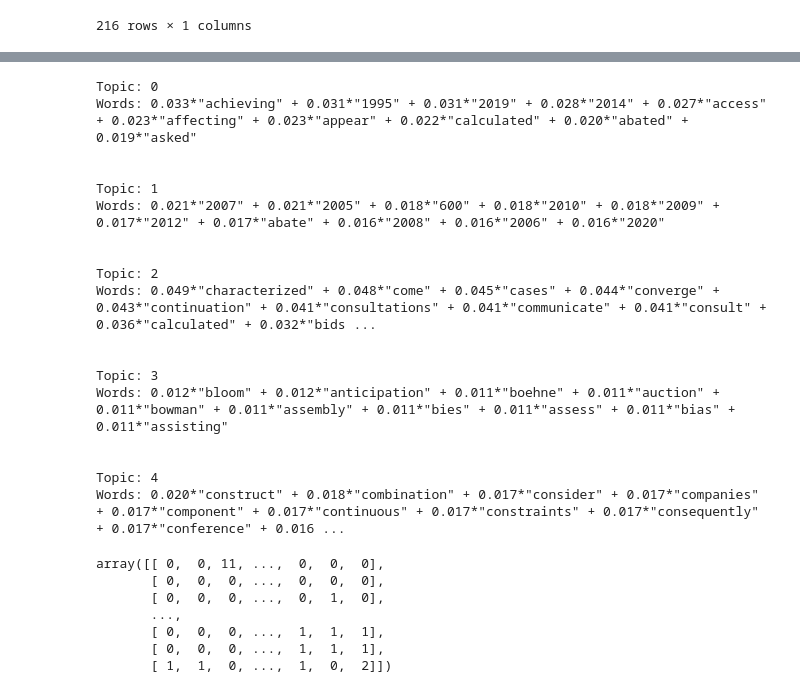
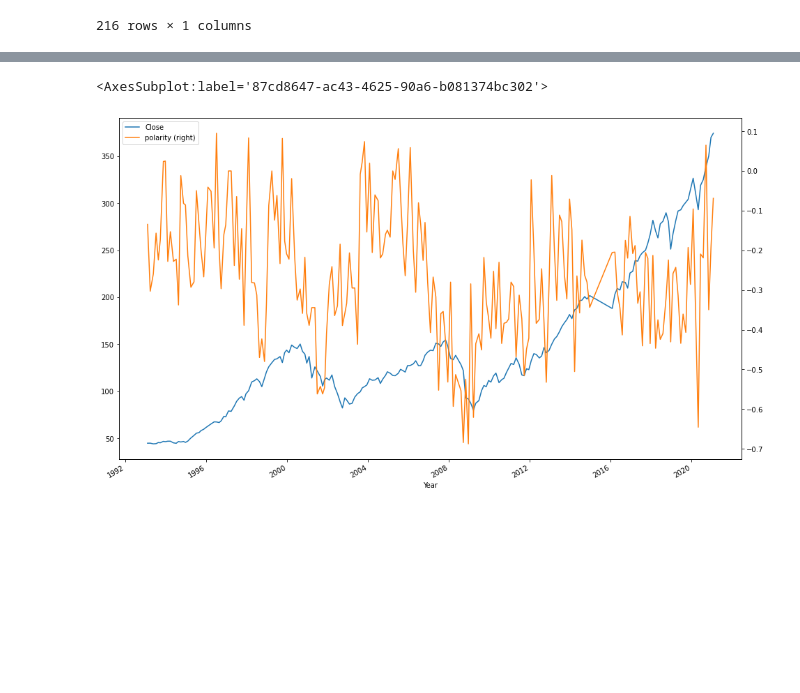
Before and after one commit to jkim10/Team-G, a Jupyter notebook: Analyze Fed Minutes.ipynb, the cells around one changed output, grey strips where cells are left out. Saved outputs shown, nothing was run; the diff lists cells and outputs as text; code cells hidden in the pictures; blank space fills up the shorter version.

```diff
--- a/Analyze Fed Minutes.ipynb
+++ b/Analyze Fed Minutes.ipynb
@@ -12,7 +12,9 @@ from sklearn.discriminant_analysis import LinearDiscriminantAnalysis
 import gensim
 from sklearn.feature_extraction.text import CountVectorizer
 import yfinance as yf
-
+from tqdm import tqdm
+from tqdm.auto import tqdm
+from textblob import TextBlob
 
 def sentiment_vader(var):
     #pip install vaderSentiment
@@ -25,6 +27,9 @@ def sentiment_ps(var):
     tokens = lm.tokenize(var)
     score = lm.get_score(tokens)
     return score
+def sentiment_tb(var):
+    text = TextBlob(var)
+    return text.sentiment.polarity
 def topic_distribution(string_input):
     string_input = [string_input]
     # Fit and transform
@@ -200,35 +229,8 @@ ldana = gensim.models.LdaModel(corpus=corpus, id2word=id_map, passes=5)
-# %%
-for idx, topic in ldamodel.print_topics(-1):
-    print("Topic: {} \nWords: {}".format(idx, topic))
-    print("\n")
-# %% [output]
-Topic: 0
-Words: 0.033*"achieving" + 0.031*"1995" + 0.031*"2019" + 0.028*"2014" + 0.027*"access" + 0.023*"affecting" + 0.023*"appear" + 0.022*"calculated" + 0.020*"abated" + 0.019*"asked"
-
-
-Topic: 1
-Words: 0.021*"2007" + 0.021*"2005" + 0.018*"600" + 0.018*"2010" + 0.018*"2009" + 0.017*"2012" + 0.017*"abate" + 0.016*"2008" + 0.016*"2006" + 0.016*"2020"
-
-
-Topic: 2
-Words: 0.049*"characterized" + 0.048*"come" + 0.045*"cases" + 0.044*"converge" + 0.043*"continuation" + 0.041*"consultations" + 0.041*"communicate" + 0.041*"consult" + 0.036*"calculated" + 0.032*"bids ...
-
-
-Topic: 3
-Words: 0.012*"bloom" + 0.012*"anticipation" + 0.011*"boehne" + 0.011*"auction" + 0.011*"bowman" + 0.011*"assembly" + 0.011*"bies" + 0.011*"assess" + 0.011*"bias" + 0.011*"assisting"
-
-
-Topic: 4
-Words: 0.020*"construct" + 0.018*"combination" + 0.017*"consider" + 0.017*"companies" + 0.017*"component" + 0.017*"continuous" + 0.017*"constraints" + 0.017*"consequently" + 0.017*"conference" + 0.016 ...
-# %%
-corpus_transformed = ldana[corpus]
-data_dtmna = pd.DataFrame(X.toarray())
-X.toarray()
-# %% [output]
-array([[ 0,  0, 11, ...,  0,  0,  0],
-       [ 0,  0,  0, ...,  0,  0,  0],
-       [ 0,  0,  0, ...,  0,  1,  0],
-       ...,
-       [ 0,  0,  0, ...,  1,  1,  1],
-       [ 0,  0,  0, ...,  1,  1,  1],
-       [ 1,  1,  0, ...,  1,  0,  2]])
+# %%
+df['polarity'] = df['Statement'].apply(sentiment_tb)
+# %%
+ax = df.plot('Year','Close')
+df.plot('Year','polarity',secondary_y=True,ax=ax, figsize=(16, 10))
+# %% [output]
+<AxesSubplot:label='87cd8647-ac43-4625-90a6-b081374bc302'>
+[figure, added]
```
Also changed, not shown: parts of 12 cells of this notebook.
